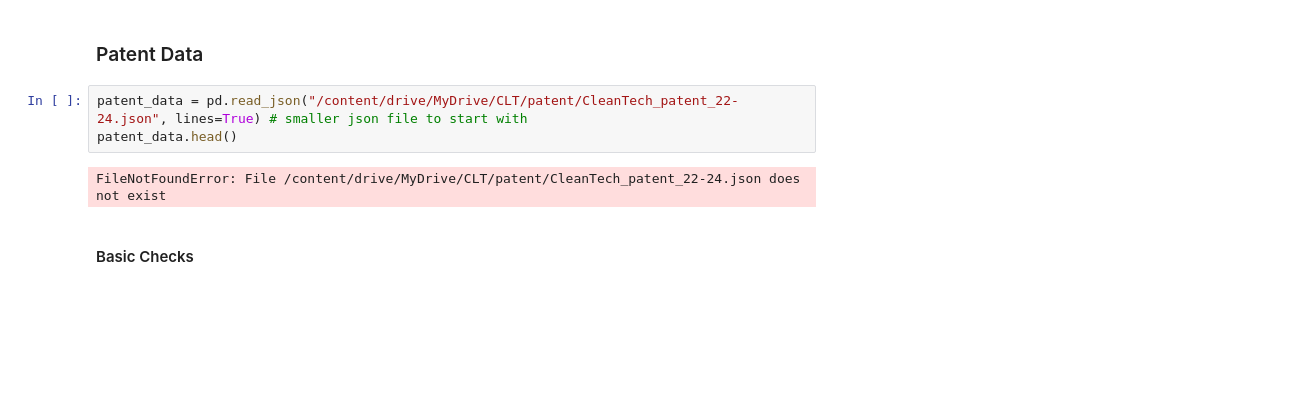
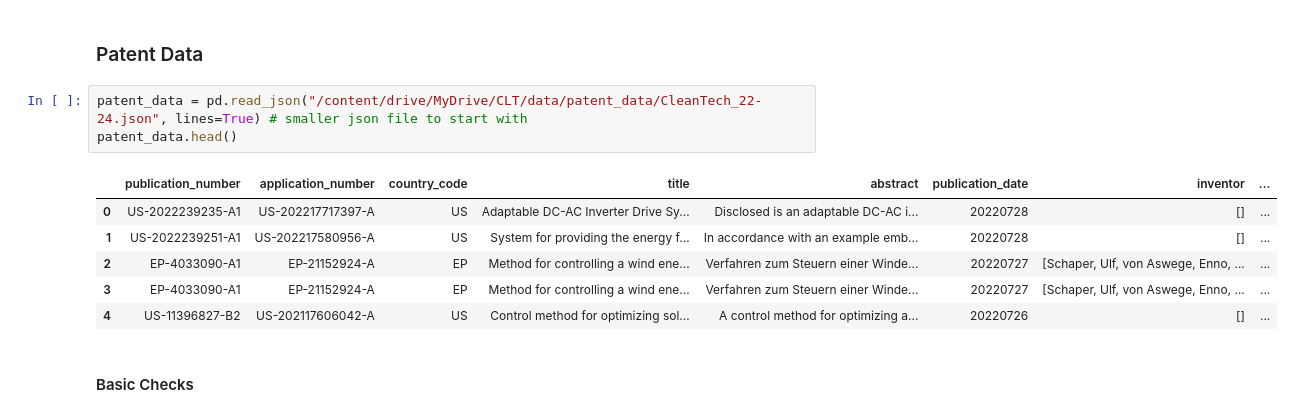
Before and after one commit to lucarenz1997/NLP, a Jupyter notebook: Stage_1_Cleaning_and_Preprocessing.ipynb, the cells around one changed output. Cells and saved outputs as stored; diff of their text form; blank space fills up the shorter version.

```diff
--- a/Stage_1_Cleaning_and_Preprocessing.ipynb
+++ b/Stage_1_Cleaning_and_Preprocessing.ipynb
@@ -77,10 +74,15 @@ Mounted at /content/drive
 # %% [markdown]
 ### Patent Data
 # %%
-patent_data = pd.read_json("/content/drive/MyDrive/CLT/patent/CleanTech_patent_22-24.json", lines=True) # smaller json file to start with
+patent_data = pd.read_json("/content/drive/MyDrive/CLT/data/patent_data/CleanTech_22-24.json", lines=True) # smaller json file to start with
 patent_data.head()
 # %% [output]
-FileNotFoundError: File /content/drive/MyDrive/CLT/patent/CleanTech_patent_22-24.json does not exist
+|  | publication_number | application_number | country_code | title | abstract | publication_date | inventor | ... |
+| 0 | US-2022239235-A1 | US-202217717397-A | US | Adaptable DC-AC Inverter Drive Sy... | Disclosed is an adaptable DC-AC i... | 20220728 | [] | ... |
+| 1 | US-2022239251-A1 | US-202217580956-A | US | System for providing the energy f... | In accordance with an example emb... | 20220728 | [] | ... |
+| 2 | EP-4033090-A1 | EP-21152924-A | EP | Method for controlling a wind ene... | Verfahren zum Steuern einer Winde... | 20220727 | [Schaper, Ulf, von Aswege, Enno, ... | ... |
+| 3 | EP-4033090-A1 | EP-21152924-A | EP | Method for controlling a wind ene... | Verfahren zum Steuern einer Winde... | 20220727 | [Schaper, Ulf, von Aswege, Enno, ... | ... |
+| 4 | US-11396827-B2 | US-202117606042-A | US | Control method for optimizing sol... | A control method for optimizing a... | 20220726 | [] | ... |
 # %% [markdown]
 #### Basic Checks
 # %%
```
Also changed, not shown: parts of 2 cells of this notebook.
